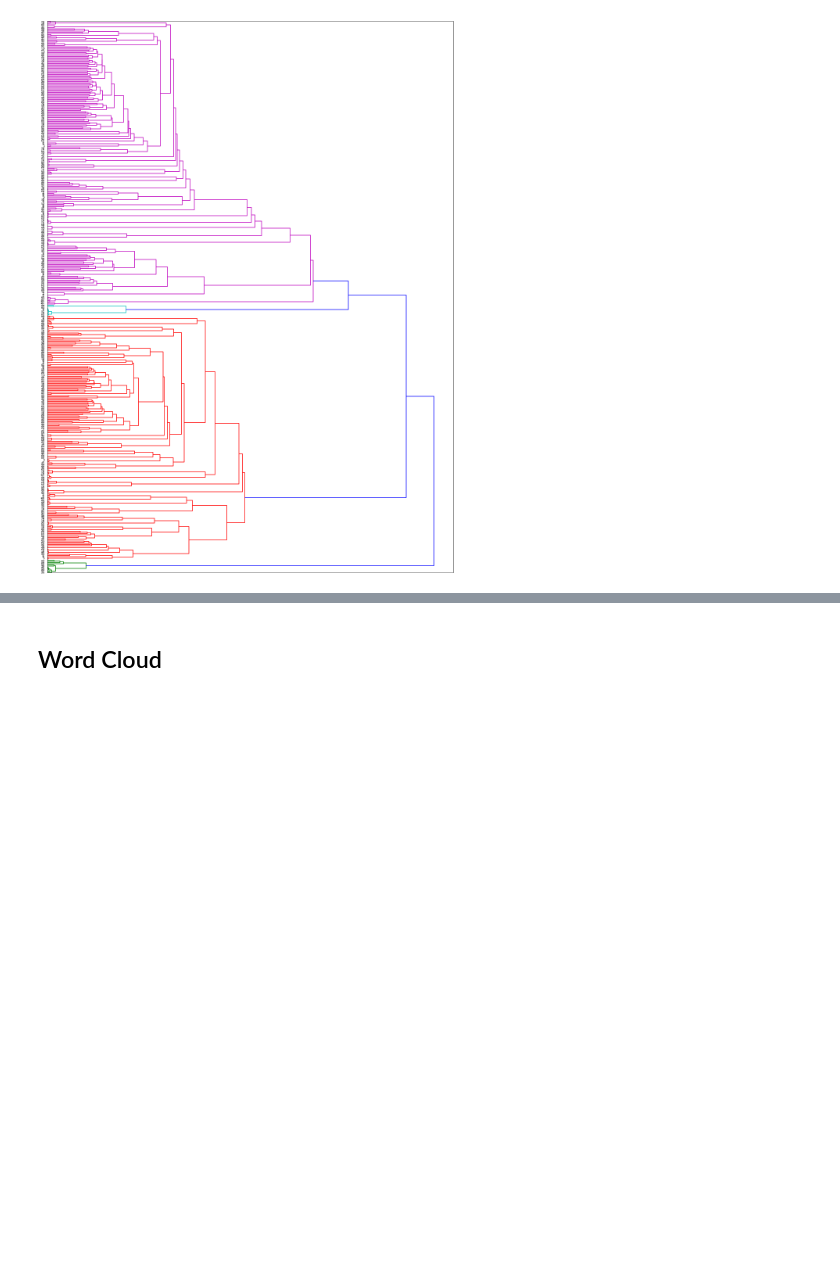
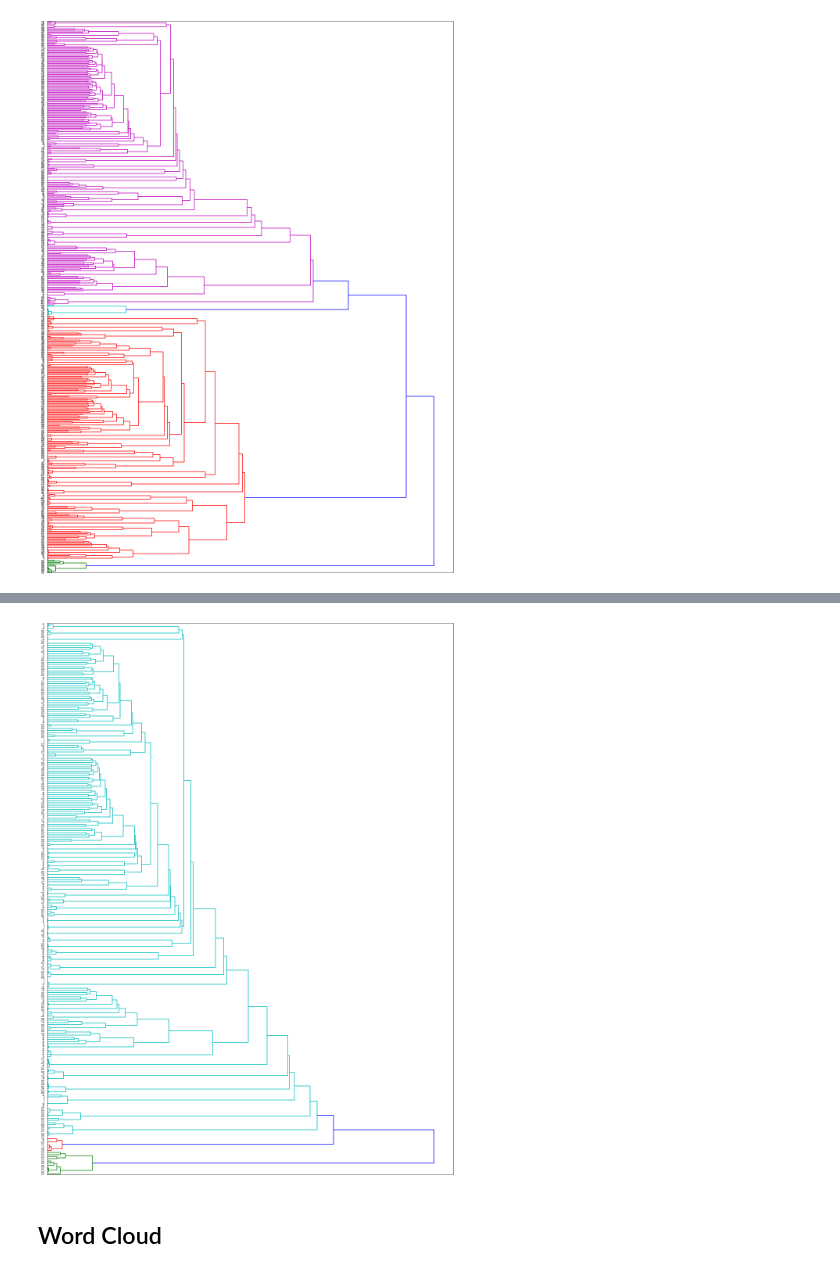
Before and after one commit to KennethThNg/Project, a Jupyter notebook: src/data_exploration.ipynb, the cells around one changed output, grey strips where cells are left out. Drawn from its saved outputs; the diff is of its cells as text; code cells hidden in the pictures; blank space fills up the shorter version.

```diff
--- a/src/data_exploration.ipynb
+++ b/src/data_exploration.ipynb
@@ -958,3 +955,7 @@ plot_dendogram('far_east')
+# %%
+plot_dendogram('latino')
+# %% [output]
+[figure, added]
 # %% [markdown]
 ## Word Cloud
 # %%
```
Also changed, not shown: parts of 23 cells of this notebook.
